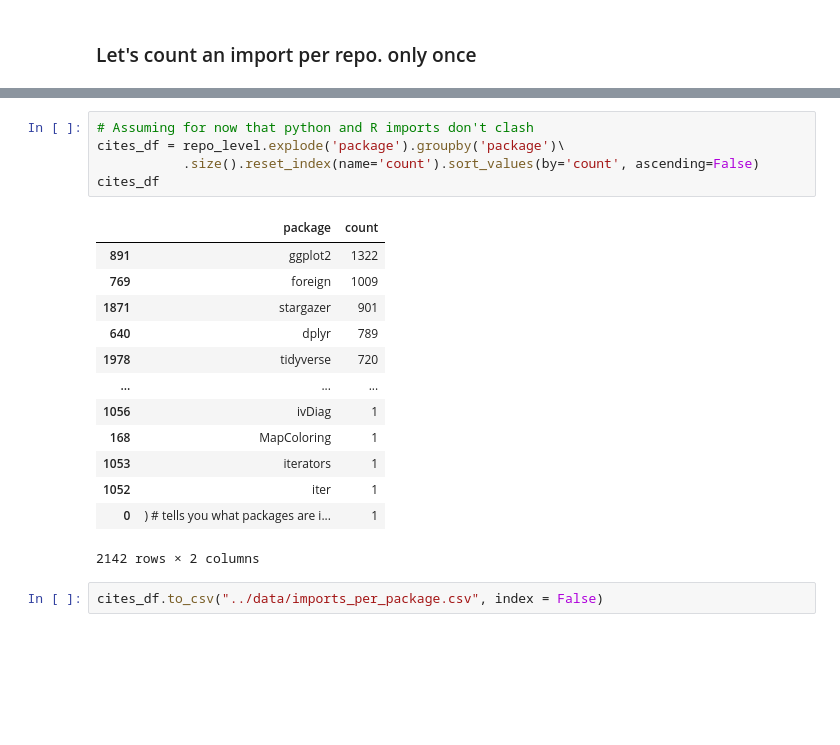
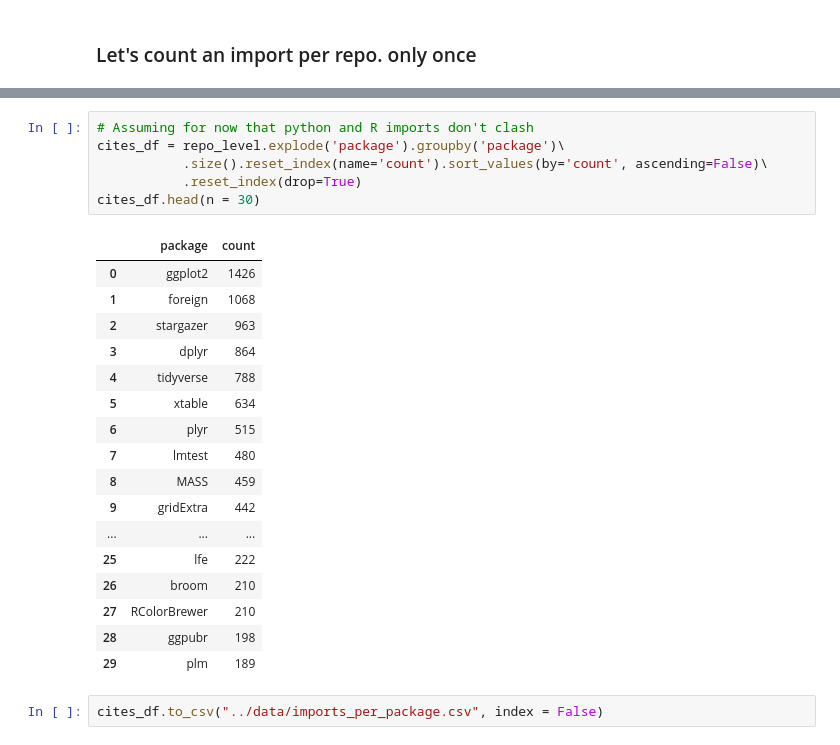
Before and after one commit to recite/softverse, a Jupyter notebook: scripts/03_tally_imports.ipynb, the cells around one changed output, grey strips where cells are left out. Drawn from its saved outputs; the diff is of its cells as text; blank space fills up the shorter version.

```diff
--- a/scripts/03_tally_imports.ipynb
+++ b/scripts/03_tally_imports.ipynb
@@ -188,21 +188,26 @@ repo_level
 # %%
 # Assuming for now that python and R imports don't clash
 cites_df = repo_level.explode('package').groupby('package')\
-           .size().reset_index(name='count').sort_values(by='count', ascending=False)
-cites_df
+           .size().reset_index(name='count').sort_values(by='count', ascending=False)\
+           .reset_index(drop=True)
+cites_df.head(n = 30)
 # %% [output]
 |  | package | count |
-| 891 | ggplot2 | 1322 |
-| 769 | foreign | 1009 |
-| 1871 | stargazer | 901 |
-| 640 | dplyr | 789 |
-| 1978 | tidyverse | 720 |
+| 0 | ggplot2 | 1426 |
+| 1 | foreign | 1068 |
+| 2 | stargazer | 963 |
+| 3 | dplyr | 864 |
+| 4 | tidyverse | 788 |
+| 5 | xtable | 634 |
+| 6 | plyr | 515 |
+| 7 | lmtest | 480 |
+| 8 | MASS | 459 |
+| 9 | gridExtra | 442 |
 | ... | ... | ... |
-| 1056 | ivDiag | 1 |
-| 168 | MapColoring | 1 |
-| 1053 | iterators | 1 |
-| 1052 | iter | 1 |
-| 0 | ) # tells you what packages are i... | 1 |
+| 25 | lfe | 222 |
+| 26 | broom | 210 |
+| 27 | RColorBrewer | 210 |
+| 28 | ggpubr | 198 |
+| 29 | plm | 189 |
-2142 rows × 2 columns
 # %%
 cites_df.to_csv("../data/imports_per_package.csv", index = False)
```
Also changed, not shown: parts of 5 cells of this notebook, 8 other files.
